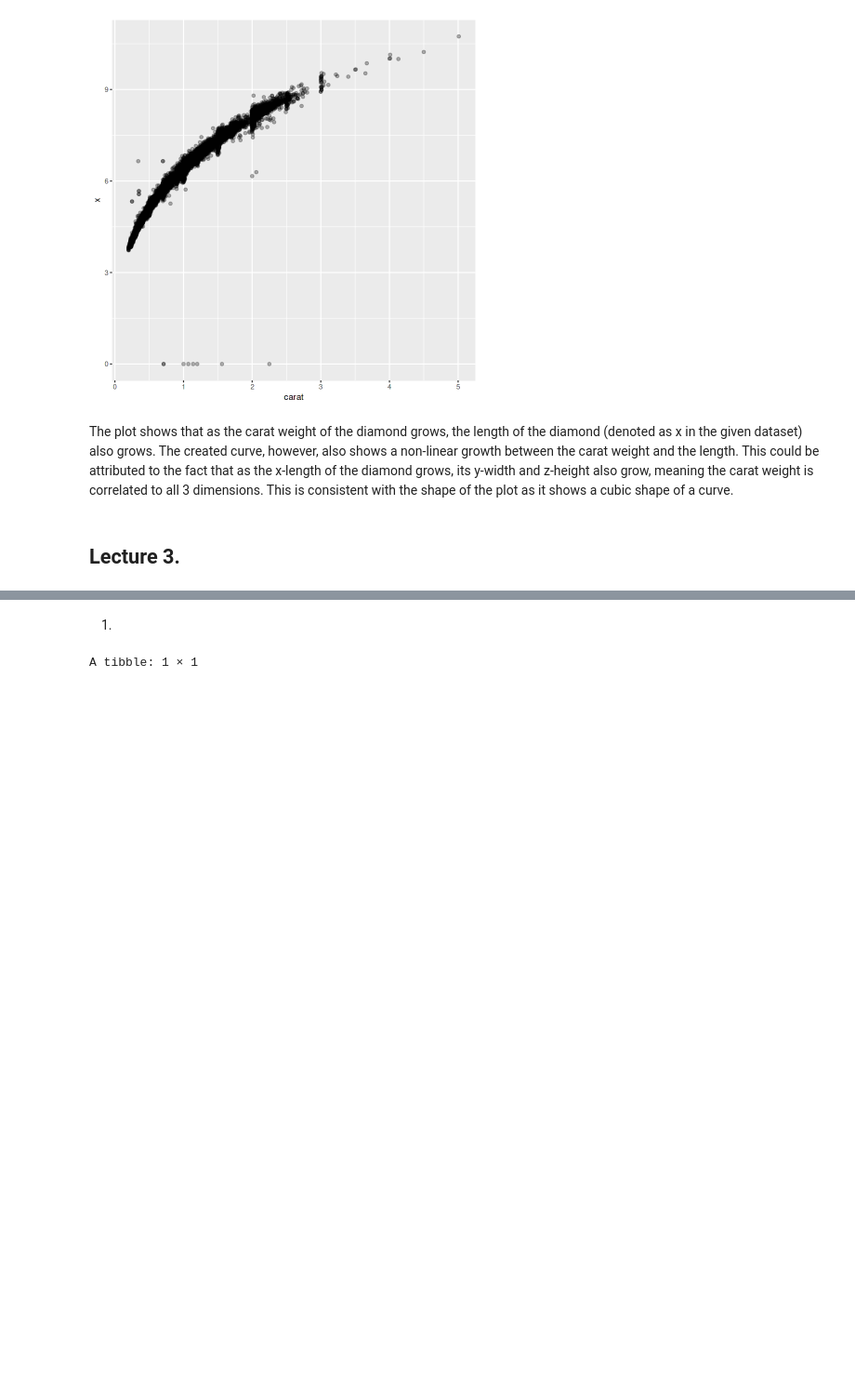
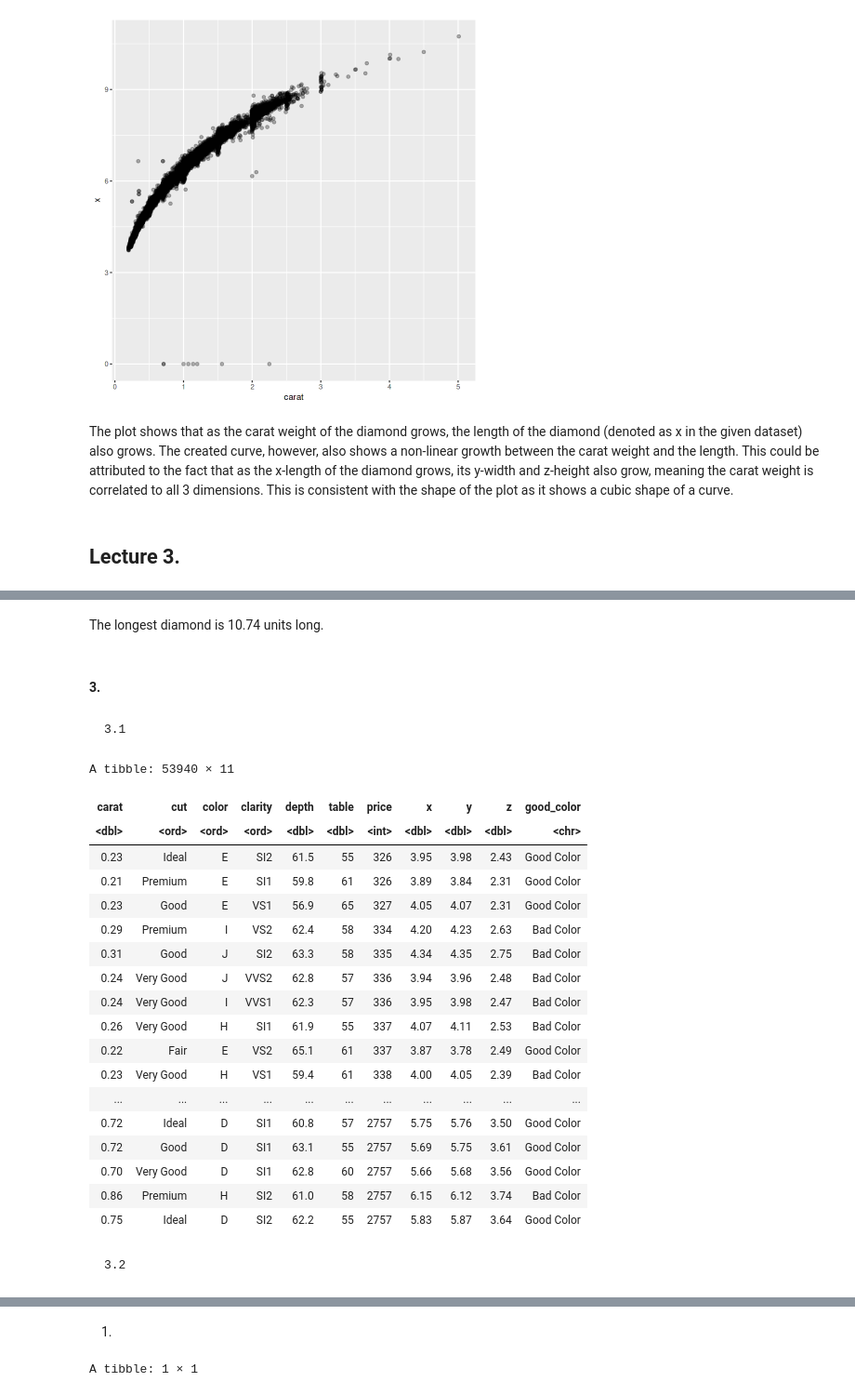
Before and after one commit to Nedevi/DSC1107, a Jupyter notebook: dsc1107-fa1-cobarrubias-i.ipynb, the cells around one changed output, grey strips where cells are left out. Shown at 93% size. Drawn from its saved outputs; the diff is of its cells as text; code cells hidden in the pictures; blank space fills up the shorter version.

```diff
--- a/dsc1107-fa1-cobarrubias-i.ipynb
+++ b/dsc1107-fa1-cobarrubias-i.ipynb
@@ -93,0 +155,38 @@ The plot shows that as the carat weight of the diamond grows, the length of the
+# %% [markdown]
+The longest diamond is 10.74 units long.
+# %% [markdown]
+#### 3.
+# %% [markdown]
+    3.1
+# %%
+mutate(diamonds,
+       good_color =
+       if_else(
+           condition = color %in% c("D","E","F","G"),
+           true = "Good Color",
+           false = "Bad Color"
+
+       )
+      )
+# %% [output]
+A tibble: 53940 × 11
+| carat | cut | color | clarity | depth | table | price | x | y | z | good_color |
+| <dbl> | <ord> | <ord> | <ord> | <dbl> | <dbl> | <int> | <dbl> | <dbl> | <dbl> | <chr> |
+| 0.23 | Ideal | E | SI2 | 61.5 | 55 | 326 | 3.95 | 3.98 | 2.43 | Good Color |
+| 0.21 | Premium | E | SI1 | 59.8 | 61 | 326 | 3.89 | 3.84 | 2.31 | Good Color |
+| 0.23 | Good | E | VS1 | 56.9 | 65 | 327 | 4.05 | 4.07 | 2.31 | Good Color |
+| 0.29 | Premium | I | VS2 | 62.4 | 58 | 334 | 4.20 | 4.23 | 2.63 | Bad Color |
+| 0.31 | Good | J | SI2 | 63.3 | 58 | 335 | 4.34 | 4.35 | 2.75 | Bad Color |
+| 0.24 | Very Good | J | VVS2 | 62.8 | 57 | 336 | 3.94 | 3.96 | 2.48 | Bad Color |
+| 0.24 | Very Good | I | VVS1 | 62.3 | 57 | 336 | 3.95 | 3.98 | 2.47 | Bad Color |
+| 0.26 | Very Good | H | SI1 | 61.9 | 55 | 337 | 4.07 | 4.11 | 2.53 | Bad Color |
+| 0.22 | Fair | E | VS2 | 65.1 | 61 | 337 | 3.87 | 3.78 | 2.49 | Good Color |
+| 0.23 | Very Good | H | VS1 | 59.4 | 61 | 338 | 4.00 | 4.05 | 2.39 | Bad Color |
+| ... | ... | ... | ... | ... | ... | ... | ... | ... | ... | ... |
+| 0.72 | Ideal | D | SI1 | 60.8 | 57 | 2757 | 5.75 | 5.76 | 3.50 | Good Color |
+| 0.72 | Good | D | SI1 | 63.1 | 55 | 2757 | 5.69 | 5.75 | 3.61 | Good Color |
+| 0.70 | Very Good | D | SI1 | 62.8 | 60 | 2757 | 5.66 | 5.68 | 3.56 | Good Color |
+| 0.86 | Premium | H | SI2 | 61.0 | 58 | 2757 | 6.15 | 6.12 | 3.74 | Bad Color |
+| 0.75 | Ideal | D | SI2 | 62.2 | 55 | 2757 | 5.83 | 5.87 | 3.64 | Good Color |
+# %% [markdown]
+    3.2
```
Also changed, not shown: parts of 40 cells of this notebook.
